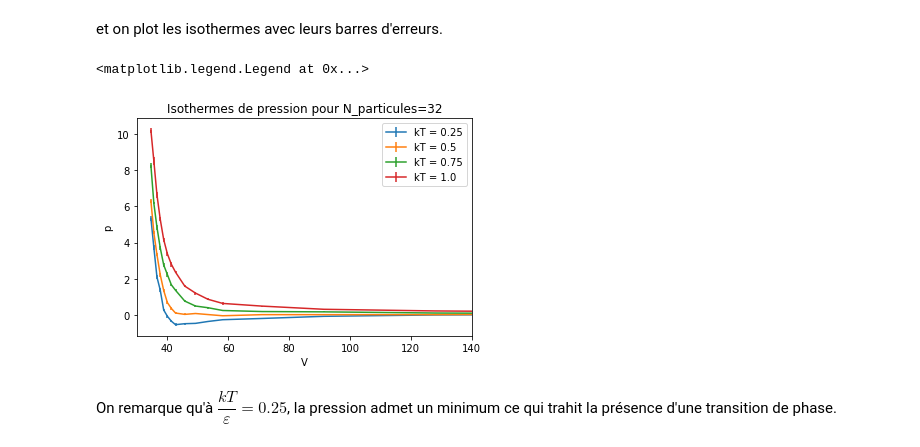
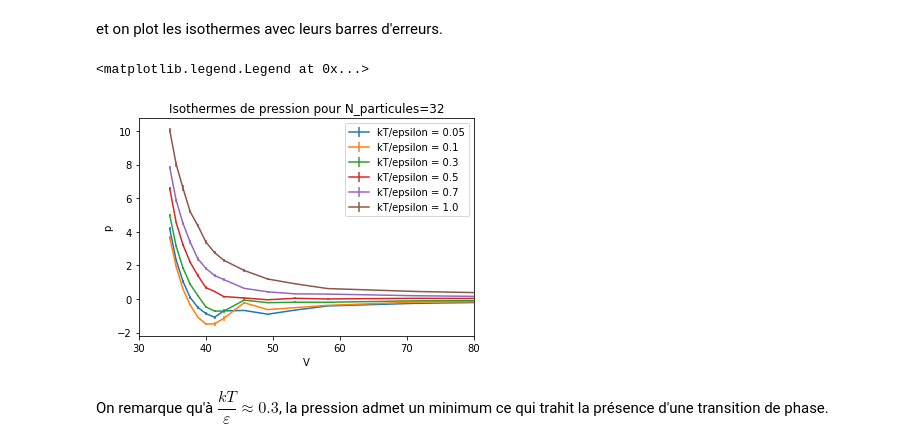
Before and after one commit to tristanlorriaux/computational_physics, a Jupyter notebook: main_clapeyron.ipynb, the cells around one changed output. Saved outputs shown, nothing was run; the diff lists cells and outputs as text; code cells hidden in the pictures.

```diff
--- a/main_clapeyron.ipynb
+++ b/main_clapeyron.ipynb
@@ -36,6 +36,6 @@ print(rho_range)
 [0.05  0.075 0.1   0.15  0.2   0.25  0.35  0.45  0.55  0.55  0.6   0.65
  0.7   0.75  0.775 0.8   0.825 0.85  0.875 0.9   0.925]
 # %%
-kT_range = np.array([0.1,0.3,0.5,0.7])
+kT_range = np.array([0.05,0.1,0.3,0.5,0.7,1])
 print(kT_range)
 # %% [output]
@@ -56,7 +56,7 @@ tau = sigma*np.sqrt(m[0]/epsilon) #unit of time
 print('tau=',tau)
 
 # Not much fun, if we reduce this even further
-NTrajectories = 10
+NTrajectories = 15
 run_time_equilibration = 2
 run_time_data_acquisition = 3
 
@@ -165,35 +179,35 @@ et on plot les isothermes avec leurs barres d'erreurs.
 # sweep over temperatures
 for kT in kT_range:
 
     filtered_pPot_tr_ens = filterTheDict(pPot_tr_ens_from_NVT_heating,lambda key : key[2]==str(round(kT,3)) )
     filtered_pKin_tr_ens = filterTheDict(pKin_tr_ens_from_NVT_heating,lambda key : key[2]==str(round(kT,3)) )
 
     rho_list = []
     p_list = []
     p_error_list = []
 
     for key in sorted(filtered_pPot_tr_ens):
 
         rho_list.append(float(key[1]))
 
         # time average over runs followed by the ensemble average
         p_list.append(
             np.mean(
                 np.mean(filtered_pPot_tr_ens[key] +
                         filtered_pKin_tr_ens[key],axis=-1) ) )
         p_error_list.append(
             np.std(
                 np.mean(filtered_pPot_tr_ens[key] +
                         filtered_pKin_tr_ens[key],axis=-1) ) / np.sqrt(NTrajectories))
 
-    plt.errorbar(NParticles/np.array(rho_list),p_list,yerr=p_error_list,label="kT = "+str(kT))
-plt.xlim(30,140)
+    plt.errorbar(NParticles/np.array(rho_list),p_list,yerr=p_error_list,label="kT/epsilon = "+str(kT))
+plt.xlim(30,80)
 plt.xlabel("V")
 plt.ylabel("p")
 plt.title("Isothermes de pression pour N_particules={}".format(NParticles))
 plt.legend()
 # %% [output]
 <matplotlib.legend.Legend at 0x...>
-[figure, old version]
+[figure, new version]
 # %% [markdown]
-On remarque qu'à $\dfrac{kT}{\varepsilon}=0.25$, la pression admet un minimum ce qui trahit la présence d'une transition de phase.
+On remarque qu'à $\dfrac{kT}{\varepsilon}\approx0.3$, la pression admet un minimum ce qui trahit la présence d'une transition de phase.
```
Also changed, not shown: parts of 3 cells of this notebook.
